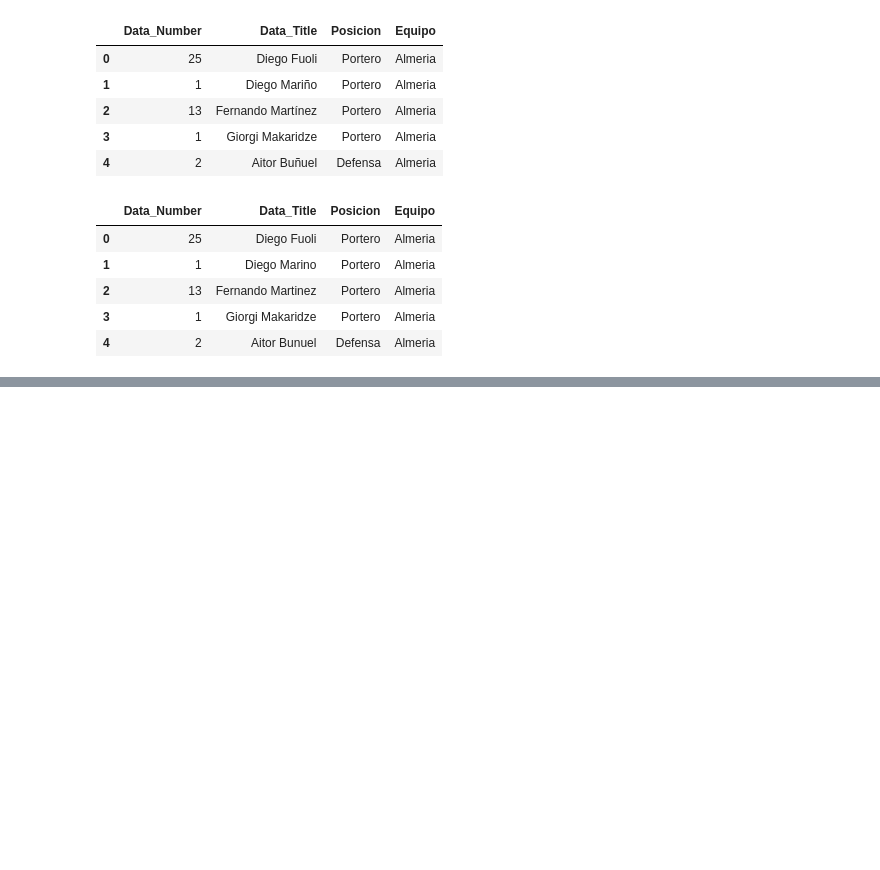
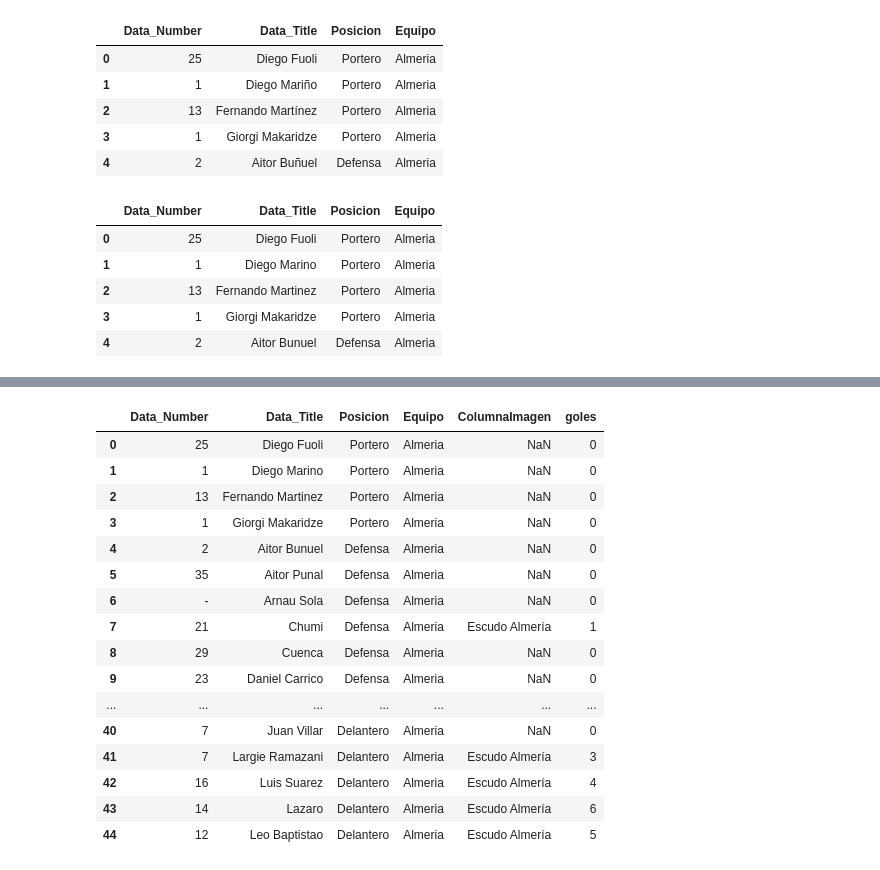
Before and after one commit to josegzr/Laliga-Analitics, a Jupyter notebook: notebook/jugadores.ipynb, the cells around one changed output, grey strips where cells are left out. Cells and saved outputs as stored; diff of their text form; code cells hidden in the pictures; blank space fills up the shorter version.

```diff
--- a/notebook/jugadores.ipynb
+++ b/notebook/jugadores.ipynb
@@ -793,7 +793,7 @@ def asignar_posicion(index):
 
 # Aplicar la función a la nueva columna 'Posicion'
 Valencia_cf['Posicion'] = Valencia_cf.index.to_series().apply(asignar_posicion)
-Valencia_cf['Equipo'] = 'Valencia cf'
+Valencia_cf['Equipo'] = 'Valencia Cf'
 # %%
 driver.back()
 # %%
@@ -866,22 +861,0 @@ NameError: name 'khdberhbfiueif' is not defined
-# %%
-equipos =['almeria',
-         'athletic-club',
-         'atletico-de-madrid',
-         'barcelona',
-         'celta-de-vigo',
-         'cadiz',
-          'elche',
-          'espanyol',
-          'getafe',
-          'girona',
-          'mallorca',
-          'osasuna',
-          'rayo-vallecano',
-          'real-betis',
-          'real-madrid',
-          'real-sociedad',
-          'real-valladolid',
-          'sevilla',
-          'valencia',
-          'villareal']
-df = pd.DataFrame({'equipo': equipos})
@@ -1428,0 +993,10 @@ ValueError: No objects to concatenate
+# %%
+goleadores['Columna1'] = goleadores['Columna1'].apply(unidecode)
+# %%
+merged_df = jugadores.merge(goleadores, how='left', left_on='Data_Title', right_on='Columna1')
+
+# Fill NaN values with 0 in the new column 'goles'
+merged_df['goles'] = merged_df['Columna2'].fillna(0).astype(int)
+
+# Drop unnecessary columns
+merged_df.drop(['Columna1', 'Columna2'], axis=1, inplace=True)
@@ -1428,0 +1012,20 @@ ValueError: No objects to concatenate
+# %%
+merged_df.head(45)
+# %% [output]
+|  | Data_Number | Data_Title | Posicion | Equipo | ColumnaImagen | goles |
+| 0 | 25 | Diego Fuoli | Portero | Almeria | NaN | 0 |
+| 1 | 1 | Diego Marino | Portero | Almeria | NaN | 0 |
+| 2 | 13 | Fernando Martinez | Portero | Almeria | NaN | 0 |
+| 3 | 1 | Giorgi Makaridze | Portero | Almeria | NaN | 0 |
+| 4 | 2 | Aitor Bunuel | Defensa | Almeria | NaN | 0 |
+| 5 | 35 | Aitor Punal | Defensa | Almeria | NaN | 0 |
+| 6 | - | Arnau Sola | Defensa | Almeria | NaN | 0 |
+| 7 | 21 | Chumi | Defensa | Almeria | Escudo Almería | 1 |
+| 8 | 29 | Cuenca | Defensa | Almeria | NaN | 0 |
+| 9 | 23 | Daniel Carrico | Defensa | Almeria | NaN | 0 |
+| ... | ... | ... | ... | ... | ... | ... |
+| 40 | 7 | Juan Villar | Delantero | Almeria | NaN | 0 |
+| 41 | 7 | Largie Ramazani | Delantero | Almeria | Escudo Almería | 3 |
+| 42 | 16 | Luis Suarez | Delantero | Almeria | Escudo Almería | 4 |
+| 43 | 14 | Lazaro | Delantero | Almeria | Escudo Almería | 6 |
+| 44 | 12 | Leo Baptistao | Delantero | Almeria | Escudo Almería | 5 |
```
Also changed, not shown: parts of 42 cells of this notebook, 1 other file.
